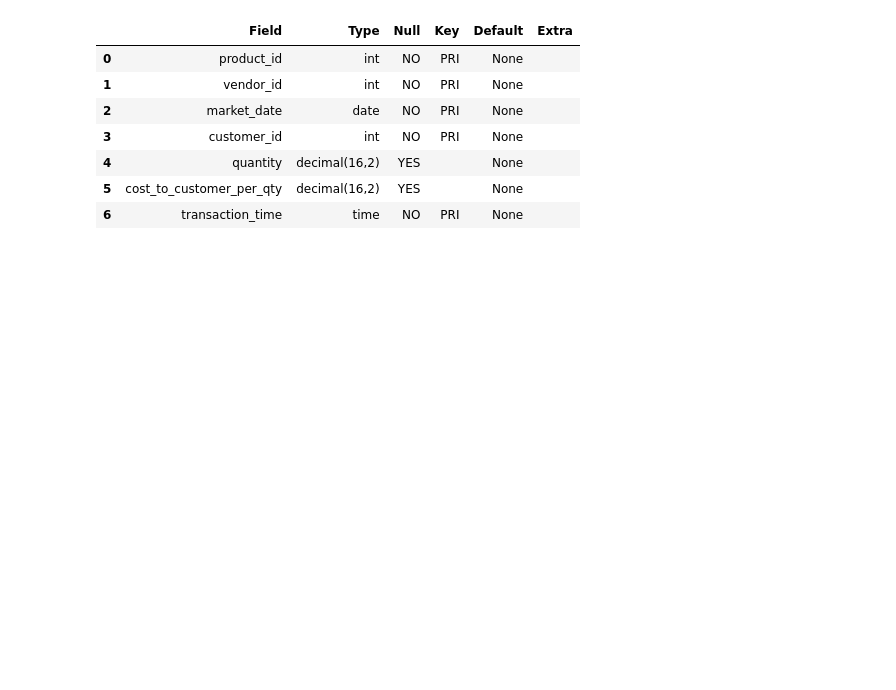
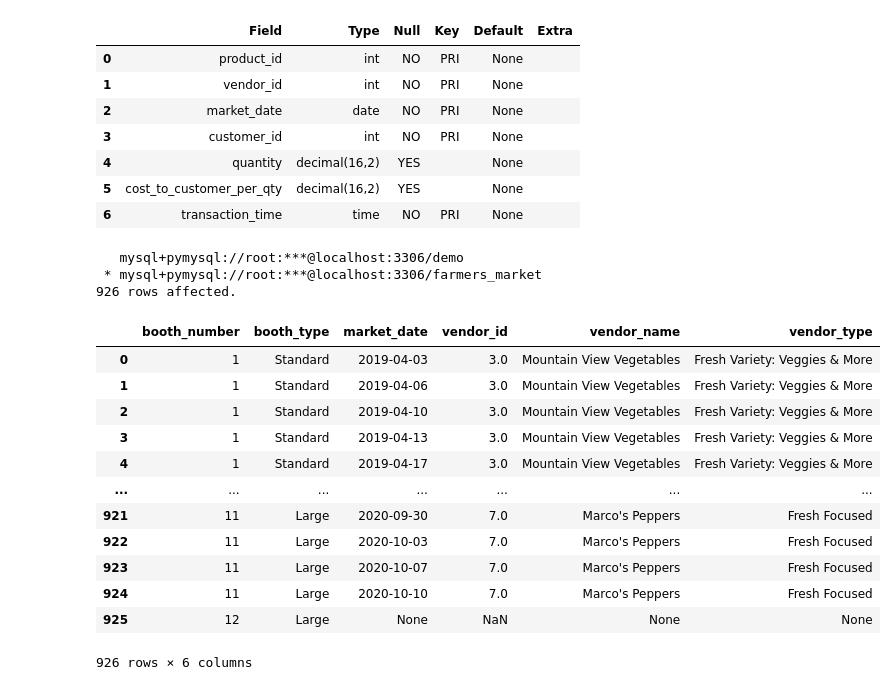
Before and after one commit to KunalNeon/SQL-For-Data-Scientist, a Jupyter notebook: sql.ipynb, the cells around one changed output. Drawn from its saved outputs; the diff is of its cells as text; code cells hidden in the pictures; blank space fills up the shorter version.

Commit message:
sql joins

```diff
--- a/sql.ipynb
+++ b/sql.ipynb
@@ -981,3 +981,36 @@ ON p.product_category_id = pc.product_category_id
 # Question:
 # How do we know which key is the primary key for which table?
 # Do we have to manually check all the table if so in what ways?
+# %%
+query19='''
+            SELECT
+      b.booth_number,
+      b.booth_type,
+      vba.market_date,
+      v.vendor_id,
+      v.vendor_name,
+      v.vendor_type
+  FROM booth AS b
+      LEFT JOIN vendor_booth_assignments AS vba ON b.booth_number = vba.
+  booth_number
+      LEFT JOIN vendor AS v ON v.vendor_id = vba.vendor_id
+  ORDER BY b.booth_number, vba.market_date
+'''
+%sql $query19
+# %% [output]
+   mysql+pymysql://root:***@localhost:3306/demo
+ * mysql+pymysql://root:***@localhost:3306/farmers_market
+926 rows affected.
+|  | booth_number | booth_type | market_date | vendor_id | vendor_name | vendor_type |
+| 0 | 1 | Standard | 2019-04-03 | 3.0 | Mountain View Vegetables | Fresh Variety: Veggies & More |
+| 1 | 1 | Standard | 2019-04-06 | 3.0 | Mountain View Vegetables | Fresh Variety: Veggies & More |
+| 2 | 1 | Standard | 2019-04-10 | 3.0 | Mountain View Vegetables | Fresh Variety: Veggies & More |
+| 3 | 1 | Standard | 2019-04-13 | 3.0 | Mountain View Vegetables | Fresh Variety: Veggies & More |
+| 4 | 1 | Standard | 2019-04-17 | 3.0 | Mountain View Vegetables | Fresh Variety: Veggies & More |
+| ... | ... | ... | ... | ... | ... | ... |
+| 921 | 11 | Large | 2020-09-30 | 7.0 | Marco's Peppers | Fresh Focused |
+| 922 | 11 | Large | 2020-10-03 | 7.0 | Marco's Peppers | Fresh Focused |
+| 923 | 11 | Large | 2020-10-07 | 7.0 | Marco's Peppers | Fresh Focused |
+| 924 | 11 | Large | 2020-10-10 | 7.0 | Marco's Peppers | Fresh Focused |
+| 925 | 12 | Large | None | NaN | None | None |
+926 rows × 6 columns
```
Also changed, not shown: parts of 1 cell of this notebook.
